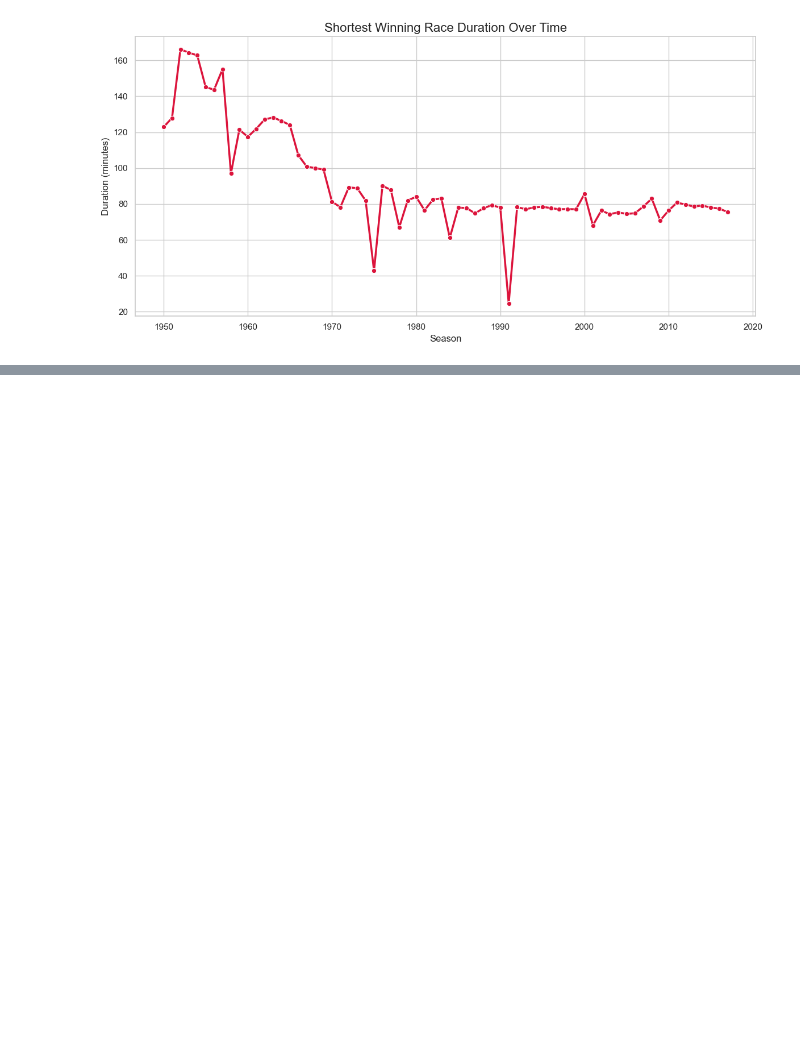
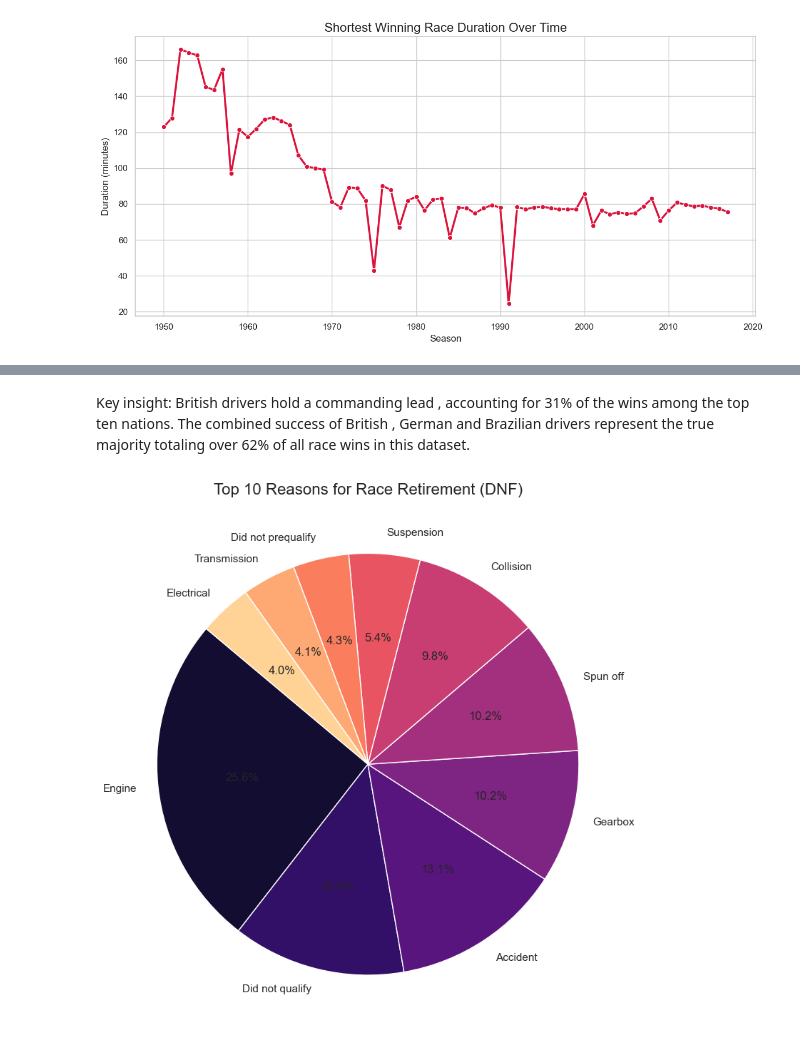
Before and after one commit to johnthiongo071-collab/formula1, a Jupyter notebook: f1.ipynb, the cells around one changed output, grey strips where cells are left out. Drawn from its saved outputs; the diff is of its cells as text; code cells hidden in the pictures; blank space fills up the shorter version.

```diff
--- a/f1.ipynb
+++ b/f1.ipynb
@@ -248,0 +301,39 @@ plt.show()
+# %% [markdown]
+Key insight: British drivers hold a commanding lead , accounting for 31% of the wins among the top ten nations. The combined success of British , German and Brazilian drivers represent the true majority totaling over 62% of all race wins in this dataset.
+# %%
+query = """
+    SELECT
+        status.status           AS reason,
+        COUNT(results.resultId) AS occurrences
+    FROM results
+    JOIN status ON results.statusId = status.statusId
+    WHERE status.status NOT IN ('Finished','+1 Lap','+2 Laps',
+                                '+3 Laps','+4 Laps','+5 Laps',
+                                '+6 Laps','+7 Laps','+8 Laps',
+                                '+9 Laps','Disqualified','Not classified')
+    GROUP BY status.status
+    ORDER BY occurrences DESC
+    LIMIT 10;
+"""
+
+df_dnf = pd.DataFrame(
+    data=curr.execute(query).fetchall(),
+    columns=[x[0] for x in curr.description]
+)
+
+sns.set_theme(style="whitegrid")
+plt.figure(figsize=(8, 8))
+
+plt.pie(
+    df_dnf['occurrences'],
+    labels=df_dnf['reason'],
+    autopct='%1.1f%%',
+    startangle=140,
+    colors=sns.color_palette('magma', len(df_dnf))
+)
+
+plt.title('Top 10 Reasons for Race Retirement (DNF)', fontsize=16)
+plt.tight_layout()
+plt.show()
+# %% [output]
+[figure, added]
```
Also changed, not shown: parts of 8 cells of this notebook.
